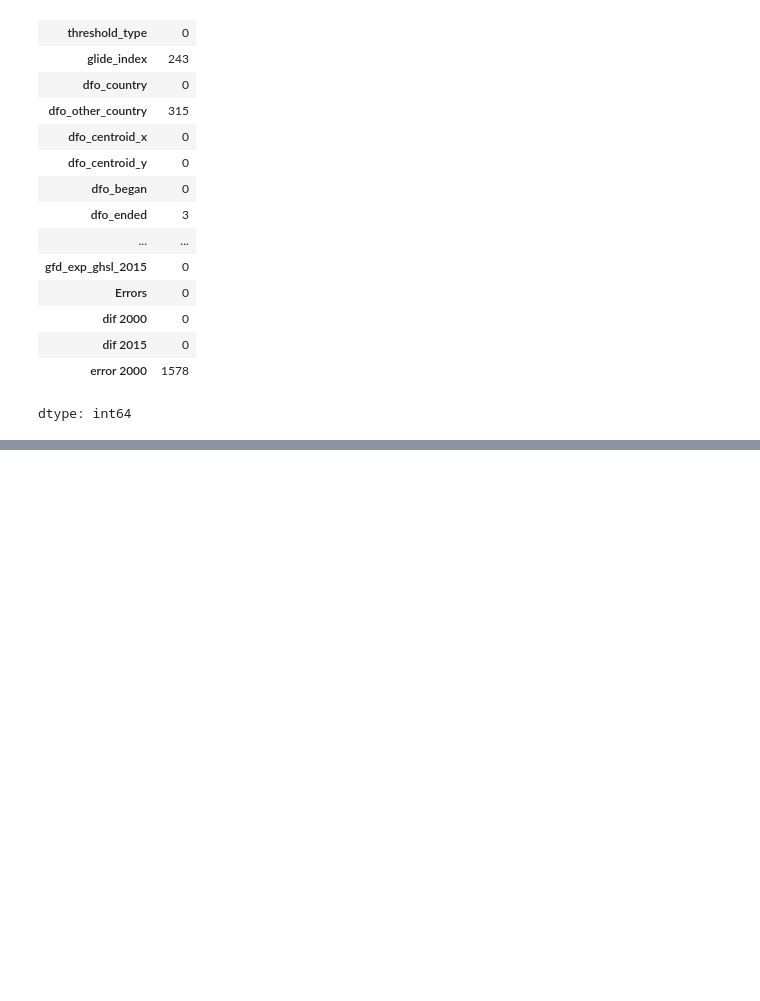
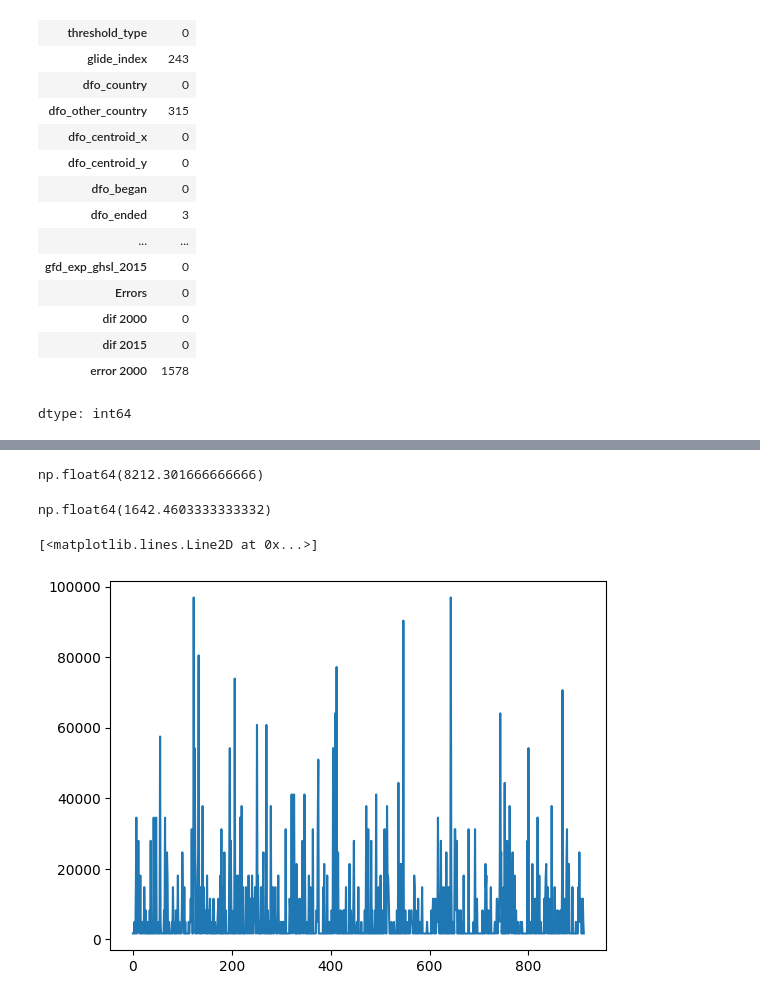
Before and after one commit to Konwalai1111/BSC_DPDM2025, a Jupyter notebook: Ch3_Data_Preprocessing.ipynb, the cells around one changed output, grey strips where cells are left out. Drawn from its saved outputs; the diff is of its cells as text; code cells hidden in the pictures; blank space fills up the shorter version.

```diff
--- a/Ch3_Data_Preprocessing.ipynb
+++ b/Ch3_Data_Preprocessing.ipynb
@@ -283,0 +337,37 @@ dtype: int64
+# %%
+def put_value_into_bins(value,bin_edge) :
+    for i in range(len(bin_edge)-1) :
+        if value >= bin_edge[i] and value < bin_edge[i+1] :
+            new_val = bin_edge[i] + (bin_edge[i+1]-bin_edge[i])/2
+    return new_val
+# %%
+put_value_into_bins(7000,outputhist[1])
+# %% [output]
+np.float64(8212.301666666666)
+# %%
+put_value_into_bins(3000,outputhist[1])
+# %% [output]
+np.float64(1642.4603333333332)
+# %%
+import numpy as np
+
+def put_value_into_bins(value,bin_edge) :
+    new_val = np.nan # Initialize new_val to handle cases where no bin is matched
+    for i in range(len(bin_edge)-1) :
+        # For the last bin, include the upper bound to ensure all values are covered
+        if i == len(bin_edge) - 2:
+            if value >= bin_edge[i] and value <= bin_edge[i+1] :
+                new_val = bin_edge[i] + (bin_edge[i+1]-bin_edge[i])/2
+                break # Exit loop once a bin is found
+        # For all other bins, use the [lower, upper) convention
+        elif value >= bin_edge[i] and value < bin_edge[i+1] :
+            new_val = bin_edge[i] + (bin_edge[i+1]-bin_edge[i])/2
+            break # Exit loop once a bin is found
+    return new_val
+# %%
+flood['gfd_area_bin'] = flood['gfd_area'].apply(lambda x: put_value_into_bins(x, outputhist[1]))
+# %%
+plt.plot(flood['gfd_area_bin'])
+# %% [output]
+[<matplotlib.lines.Line2D at 0x...>]
+[figure, added]
```
Also changed, not shown: parts of 26 cells of this notebook.
